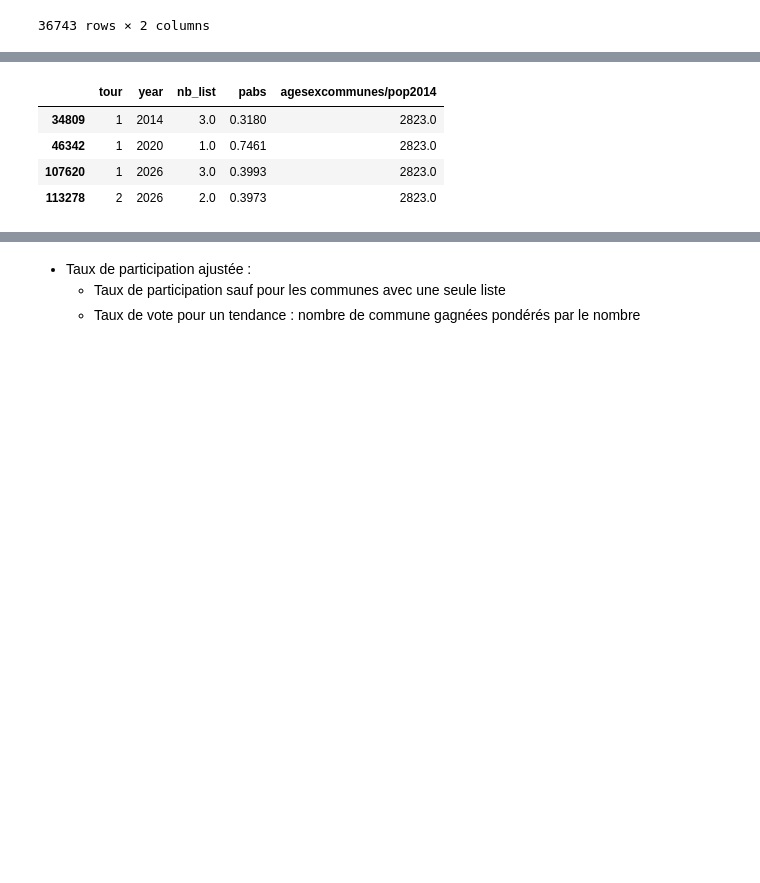
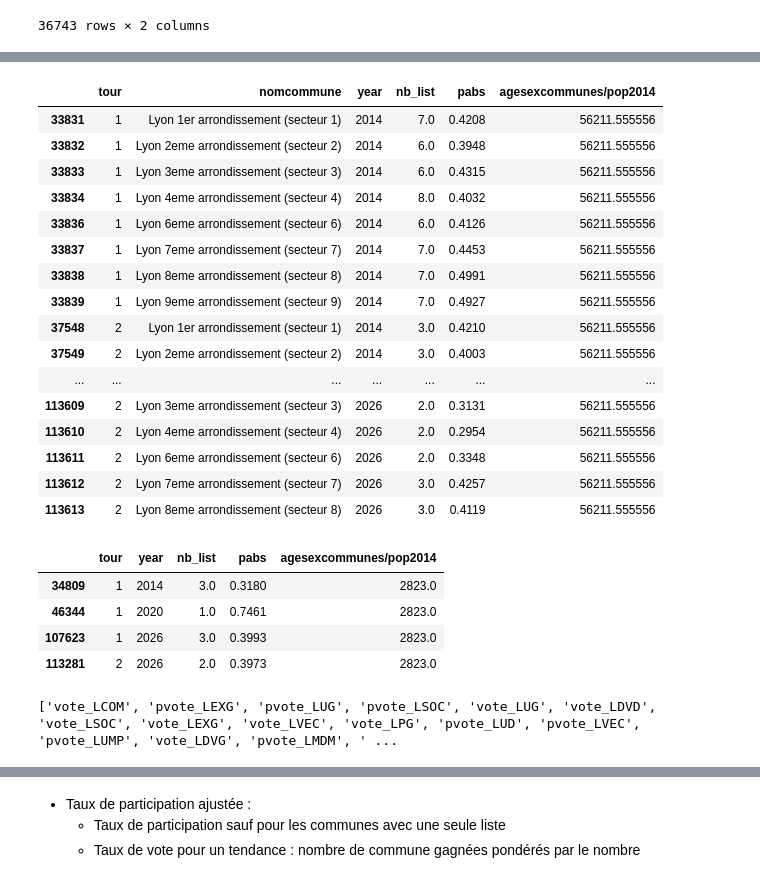
Before and after one commit to artmanceau/electera, a Jupyter notebook: notebooks/experiments/challenge_open_data.ipynb, the cells around one changed output, grey strips where cells are left out. Cells and saved outputs as stored; diff of their text form; code cells hidden in the pictures; blank space fills up the shorter version.

```diff
--- a/notebooks/experiments/challenge_open_data.ipynb
+++ b/notebooks/experiments/challenge_open_data.ipynb
@@ -183,7 +183,11 @@ lyon_codes = [
 
 # Paris arrondissement codes
 paris_codes = [
-    "75101", "75102", "75103", "75104", "75105", "75106", "75107", "75108",
+    "75101", "75105", "75106", "75107", "75108",
     "75109", "75110", "75111", "75112", "75113", "75114", "75115", "75116",
     "75117", "75118", "75119", "75120"
 ]
+# %%
+tour = data['tour'].unique().tolist()
+years = data['year'].unique().tolist()
+tour, years
@@ -190,14 +196,14 @@ paris_codes = [
 # %%
-# PLM
-
-# Population
 pop_col = "agesexcommunes/pop2014"
 codecommune_col = 'codecommune2026'
-data.loc[data[codecommune_col].isin(lyon_codes), pop_col] = data[data[codecommune_col].isin(lyon_codes)].fillna(data.loc[data[codecommune_col]=='69123', pop_col].sum()/9)
-data.loc[data[codecommune_col].isin(marseille_codes),pop_col] = data[data[codecommune_col].isin(marseille_codes)].fillna(data.loc[data[codecommune_col]=='13055', pop_col].sum()/16)
-data.loc[data[codecommune_col]=='75056', pop_col] = data[data[codecommune_col]=='75056'].fillna(data.loc[data[codecommune_col].isin(paris_codes), pop_col].sum())
+# PLM
+for t in tour:
+    for y in years:
+        data.loc[(data[codecommune_col].isin(lyon_codes))&(data['tour']==t)&(data['year']==y), pop_col] = data[(data[codecommune_col].isin(lyon_codes))&(data['tour']==t)&(data['year']==y)].fillna(data.loc[(data[codecommune_col]=='69123')&(data['tour']==1)&(data['year']==2026), pop_col].sum()/9)
+        data.loc[(data[codecommune_col].isin(marseille_codes))&(data['tour']==t)&(data['year']==y),pop_col] = data[(data[codecommune_col].isin(marseille_codes))&(data['tour']==t)&(data['year']==y)].fillna(data.loc[(data[codecommune_col]=='13055')&(data['tour']==1)&(data['year']==2026), pop_col].sum()/16)
+        data.loc[(data[codecommune_col]=='75056')&(data['tour']==t)&(data['year']==y), pop_col] = data[(data[codecommune_col]=='75056')&(data['tour']==t)&(data['year']==y)].fillna(data.loc[(data[codecommune_col].isin(paris_codes))&(data['tour']==1)&(data['year']==y), pop_col].sum())
 
-# Other variables (all rates)
-data.loc[data[codecommune_col].isin(lyon_codes), data[data[codecommune_col].isin(lyon_codes)].isna().any()] = data[data[codecommune_col].isin(lyon_codes)].fillna(data.loc[data[codecommune_col]=='69123', data[data[codecommune_col].isin(lyon_codes)].isna().any()].iloc[0])
-data.loc[data[codecommune_col].isin(marseille_codes), data[data[codecommune_col].isin(marseille_codes)].isna().any()] = data[data[codecommune_col].isin(marseille_codes)].fillna(data.loc[data[codecommune_col]=='13055', data[data[codecommune_col].isin(marseille_codes)].isna().any()].iloc[0])
-data.loc[data[codecommune_col]=='75056', data[data[codecommune_col]=='75056'].isna().any()] = data[data[codecommune_col]=='75056'].fillna(data.loc[data[codecommune_col].isin(paris_codes), data[data[codecommune_col]=='75056'].isna().any()].mean())
+        # Other variables (all rates)
+        data.loc[(data[codecommune_col].isin(lyon_codes))&(data['tour']==t)&(data['year']==y), data[data[codecommune_col].isin(lyon_codes)].isna().any()] = data[(data[codecommune_col].isin(lyon_codes))&(data['tour']==t)&(data['year']==y)].fillna(data.loc[(data[codecommune_col]=='69123'), data[data[codecommune_col].isin(lyon_codes)].isna().any()].iloc[0])
+        data.loc[(data[codecommune_col].isin(marseille_codes))&(data['tour']==t)&(data['year']==y), data[(data[codecommune_col].isin(marseille_codes))].isna().any()] = data[(data[codecommune_col].isin(marseille_codes))&(data['tour']==t)&(data['year']==y)].fillna(data.loc[(data[codecommune_col]=='13055'), data[data[codecommune_col].isin(marseille_codes)].isna().any()].iloc[0])
+        data.loc[(data[codecommune_col]=='75056')&(data['tour']==t)&(data['year']==y), data[data[codecommune_col]=='75056'].isna().any()] = data[(data[codecommune_col]=='75056')&(data['tour']==t)&(data['year']==y)].fillna(data.loc[(data[codecommune_col].isin(paris_codes))&(data['tour']==1)&(data['year']==y), data[data[codecommune_col]=='75056'].isna().any()].mean())
@@ -206,8 +248,28 @@ PB Paris sum
+# %%
+data.loc[data['codecommune2026'].isin(lyon_codes), ['tour', 'nomcommune', 'year', 'nb_list', 'pabs', pop_col]]
+# %% [output]
+|  | tour | nomcommune | year | nb_list | pabs | agesexcommunes/pop2014 |
+| 33831 | 1 | Lyon 1er arrondissement (secteur 1) | 2014 | 7.0 | 0.4208 | 56211.555556 |
+| 33832 | 1 | Lyon 2eme arrondissement (secteur 2) | 2014 | 6.0 | 0.3948 | 56211.555556 |
+| 33833 | 1 | Lyon 3eme arrondissement (secteur 3) | 2014 | 6.0 | 0.4315 | 56211.555556 |
+| 33834 | 1 | Lyon 4eme arrondissement (secteur 4) | 2014 | 8.0 | 0.4032 | 56211.555556 |
+| 33836 | 1 | Lyon 6eme arrondissement (secteur 6) | 2014 | 6.0 | 0.4126 | 56211.555556 |
+| 33837 | 1 | Lyon 7eme arrondissement (secteur 7) | 2014 | 7.0 | 0.4453 | 56211.555556 |
+| 33838 | 1 | Lyon 8eme arrondissement (secteur 8) | 2014 | 7.0 | 0.4991 | 56211.555556 |
+| 33839 | 1 | Lyon 9eme arrondissement (secteur 9) | 2014 | 7.0 | 0.4927 | 56211.555556 |
+| 37548 | 2 | Lyon 1er arrondissement (secteur 1) | 2014 | 3.0 | 0.4210 | 56211.555556 |
+| 37549 | 2 | Lyon 2eme arrondissement (secteur 2) | 2014 | 3.0 | 0.4003 | 56211.555556 |
+| ... | ... | ... | ... | ... | ... | ... |
+| 113609 | 2 | Lyon 3eme arrondissement (secteur 3) | 2026 | 2.0 | 0.3131 | 56211.555556 |
+| 113610 | 2 | Lyon 4eme arrondissement (secteur 4) | 2026 | 2.0 | 0.2954 | 56211.555556 |
+| 113611 | 2 | Lyon 6eme arrondissement (secteur 6) | 2026 | 2.0 | 0.3348 | 56211.555556 |
+| 113612 | 2 | Lyon 7eme arrondissement (secteur 7) | 2026 | 3.0 | 0.4257 | 56211.555556 |
+| 113613 | 2 | Lyon 8eme arrondissement (secteur 8) | 2026 | 3.0 | 0.4119 | 56211.555556 |
 # %%
 data.loc[data['codecommune2026']=='77393', ['tour', 'year', 'nb_list', 'pabs', pop_col]]
 # %% [output]
 |  | tour | year | nb_list | pabs | agesexcommunes/pop2014 |
 | 34809 | 1 | 2014 | 3.0 | 0.3180 | 2823.0 |
-| 46342 | 1 | 2020 | 1.0 | 0.7461 | 2823.0 |
-| 107620 | 1 | 2026 | 3.0 | 0.3993 | 2823.0 |
-| 113278 | 2 | 2026 | 2.0 | 0.3973 | 2823.0 |
+| 46344 | 1 | 2020 | 1.0 | 0.7461 | 2823.0 |
+| 107623 | 1 | 2026 | 3.0 | 0.3993 | 2823.0 |
+| 113281 | 2 | 2026 | 2.0 | 0.3973 | 2823.0 |
@@ -226 +276,6 @@ pol_col = [
+# %%
+vote_cols = [col for col in data.columns if 'vote' in col.lower()]
+print(vote_cols)
+# %% [output]
+['vote_LCOM', 'pvote_LEXG', 'pvote_LUG', 'pvote_LSOC', 'vote_LUG', 'vote_LDVD', 'vote_LSOC', 'vote_LEXG', 'vote_LVEC', 'vote_LPG', 'pvote_LUD', 'pvote_LVEC', 'pvote_LUMP', 'vote_LDVG', 'pvote_LMDM', ' ...
 # %%
```
Also changed, not shown: parts of 18 cells of this notebook, 2 other files.
